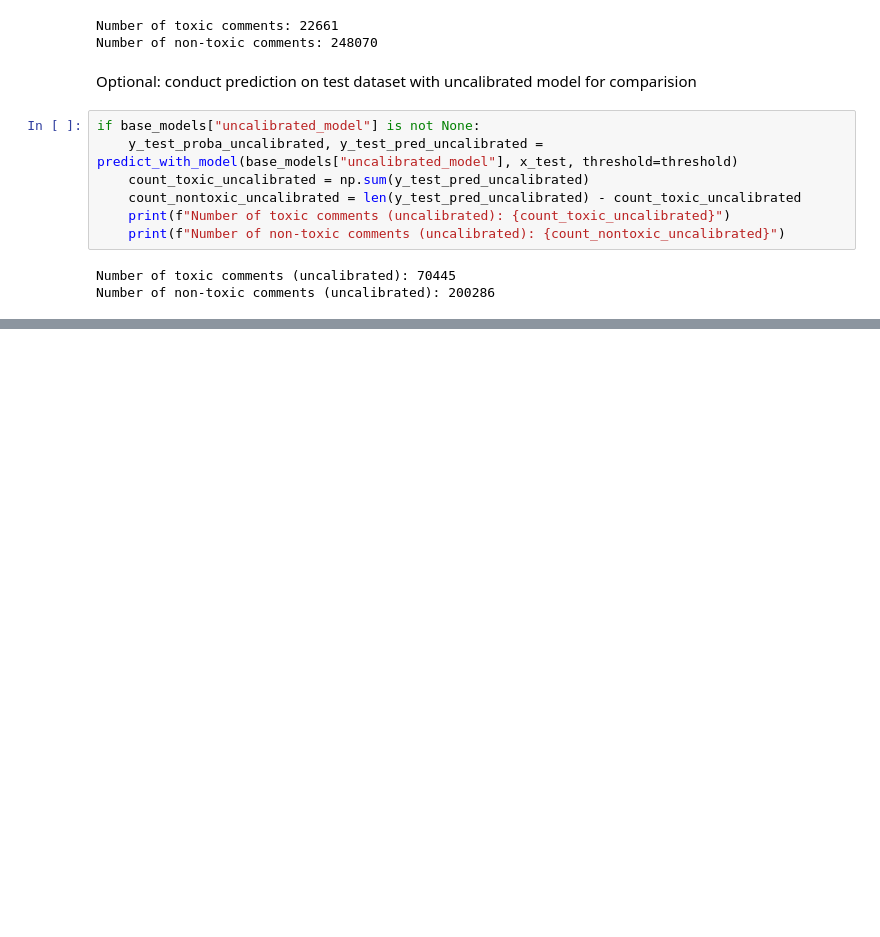
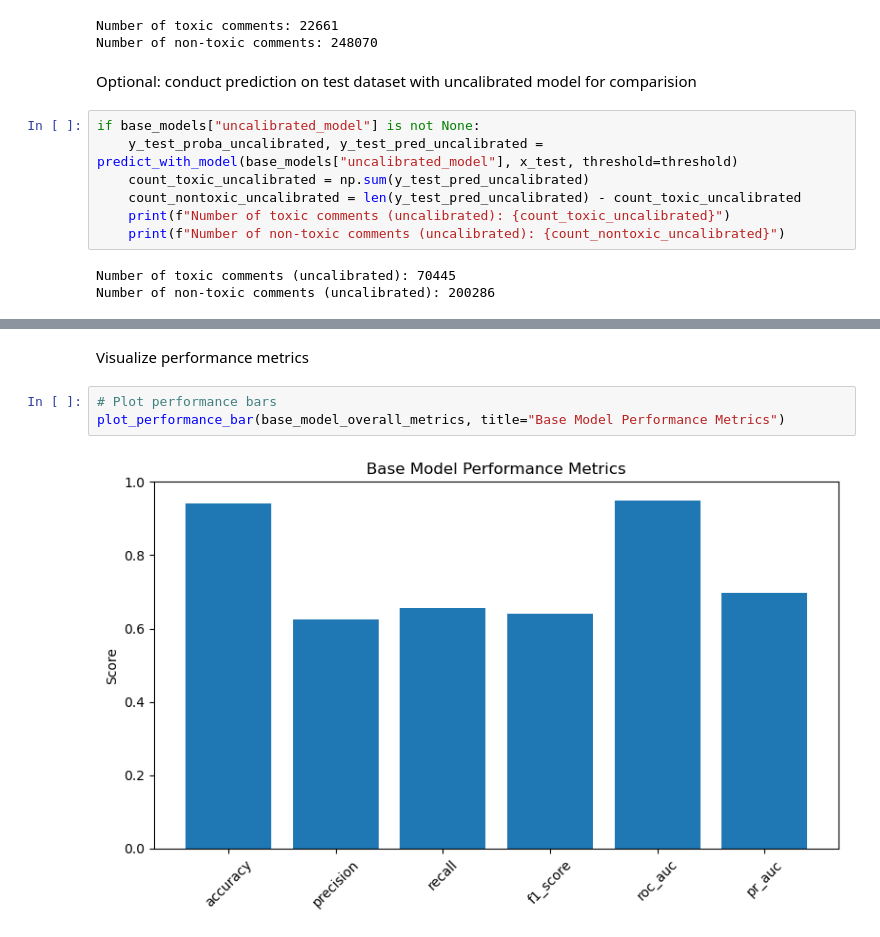
Before and after one commit to pstocker14/BachelorThesis_BiasInToxicCommentClassification, a Jupyter notebook: notebooks/base_model_training_and_evaluation.ipynb, the cells around one changed output, grey strips where cells are left out. Drawn from its saved outputs; the diff is of its cells as text; blank space fills up the shorter version.

Commit message:
implement calculation and quick visualization of base model performance metrics

```diff
--- a/notebooks/base_model_training_and_evaluation.ipynb
+++ b/notebooks/base_model_training_and_evaluation.ipynb
@@ -129,0 +141,7 @@ Overall metrics for base model:
+# %% [markdown]
+Visualize performance metrics
+# %%
+# Plot performance bars
+plot_performance_bar(base_model_overall_metrics, title="Base Model Performance Metrics")
+# %% [output]
+[figure, added]
```
Also changed, not shown: parts of 7 cells of this notebook, 3 other files.
